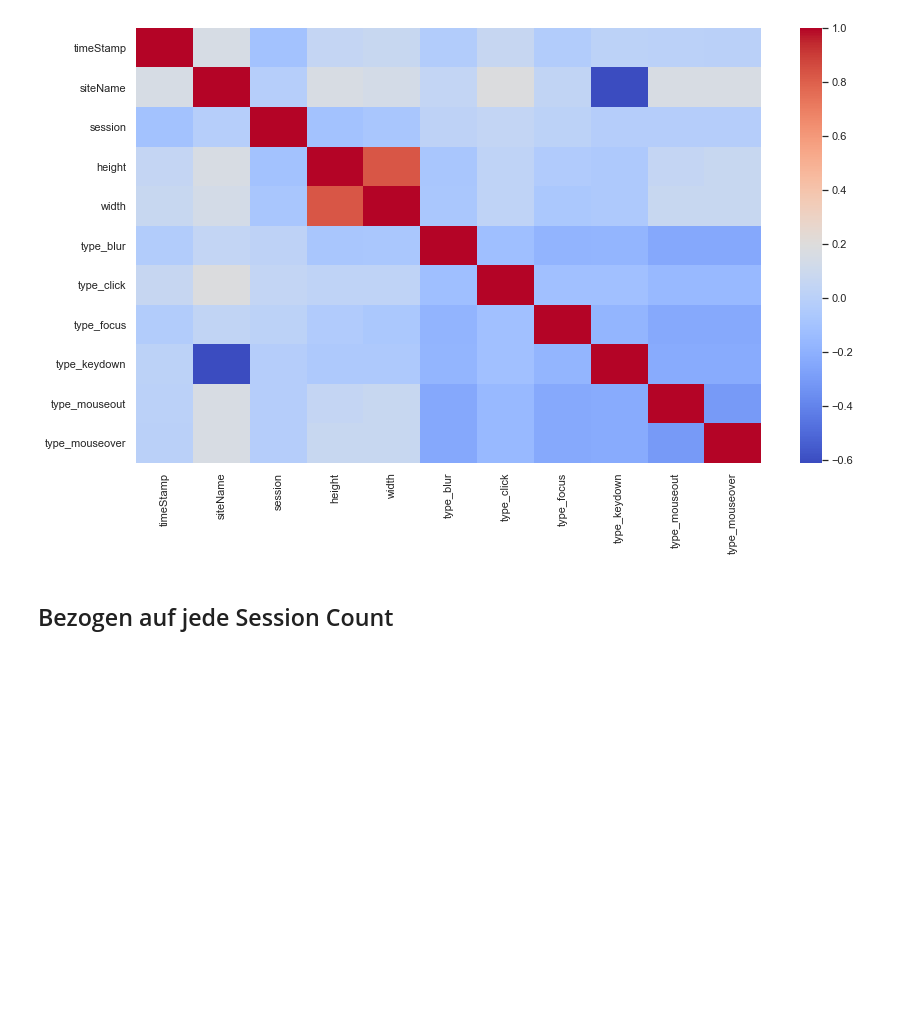
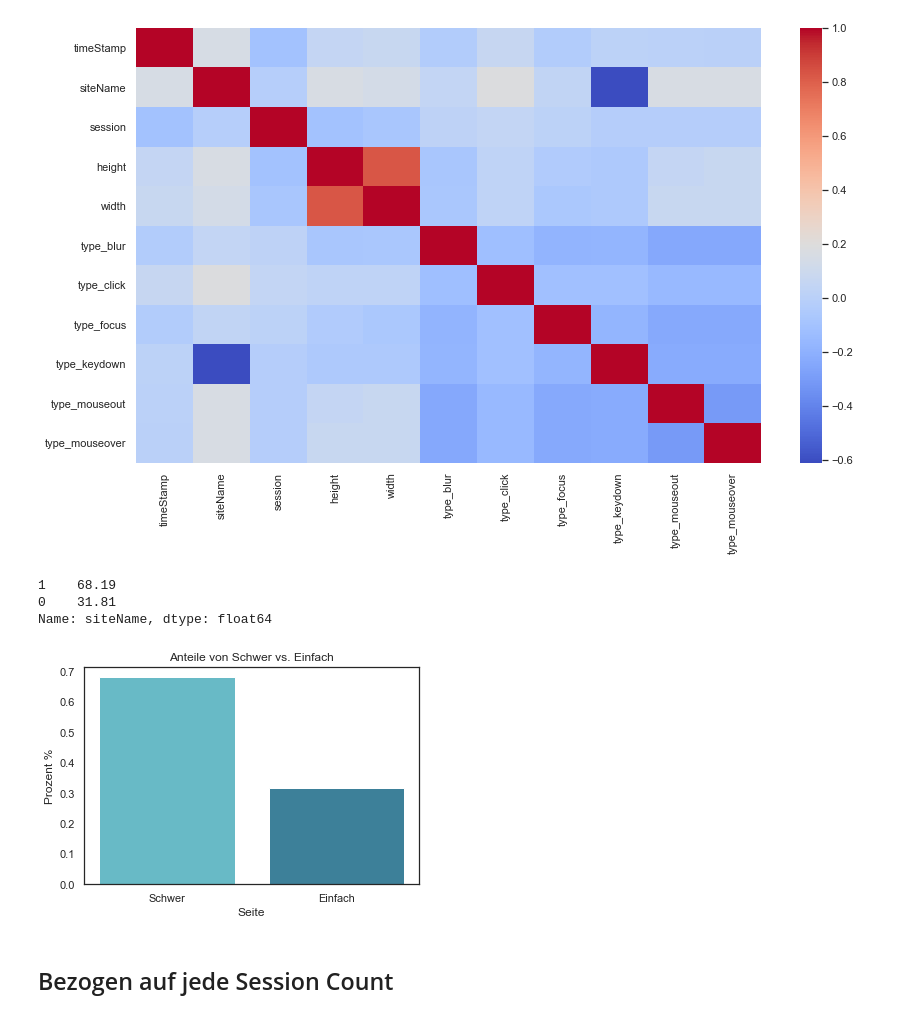
Before and after one commit to IngaGlotzbach/Master-AI, a Jupyter notebook: Model/ExplorativeDatenanalyse.ipynb, the cells around one changed output. Drawn from its saved outputs; the diff is of its cells as text; code cells hidden in the pictures; blank space fills up the shorter version.

```diff
--- a/Model/ExplorativeDatenanalyse.ipynb
+++ b/Model/ExplorativeDatenanalyse.ipynb
@@ -98,6 +98,18 @@ corr = df_data.corr()
 heatmap = sns.heatmap(corr, cmap="coolwarm")
 # %% [output]
 [figure]
+# %%
+print(round(df_data['siteName'].value_counts(normalize=True), 4)*100)
+plt.bar(['Schwer', 'Einfach'], df_data['siteName'].value_counts(normalize=True), color=sns.color_palette("GnBu_d", n_colors=2))
+plt.title('Anteile von Schwer vs. Einfach')
+plt.ylabel('Prozent %')
+plt.xlabel('Seite')
+plt.show()
+# %% [output]
+1    68.19
+0    31.81
+Name: siteName, dtype: float64
+[figure, added]
 # %% [markdown]
 ## Bezogen auf jede Session Count
 # %%
```
Also changed, not shown: 4 other files.
